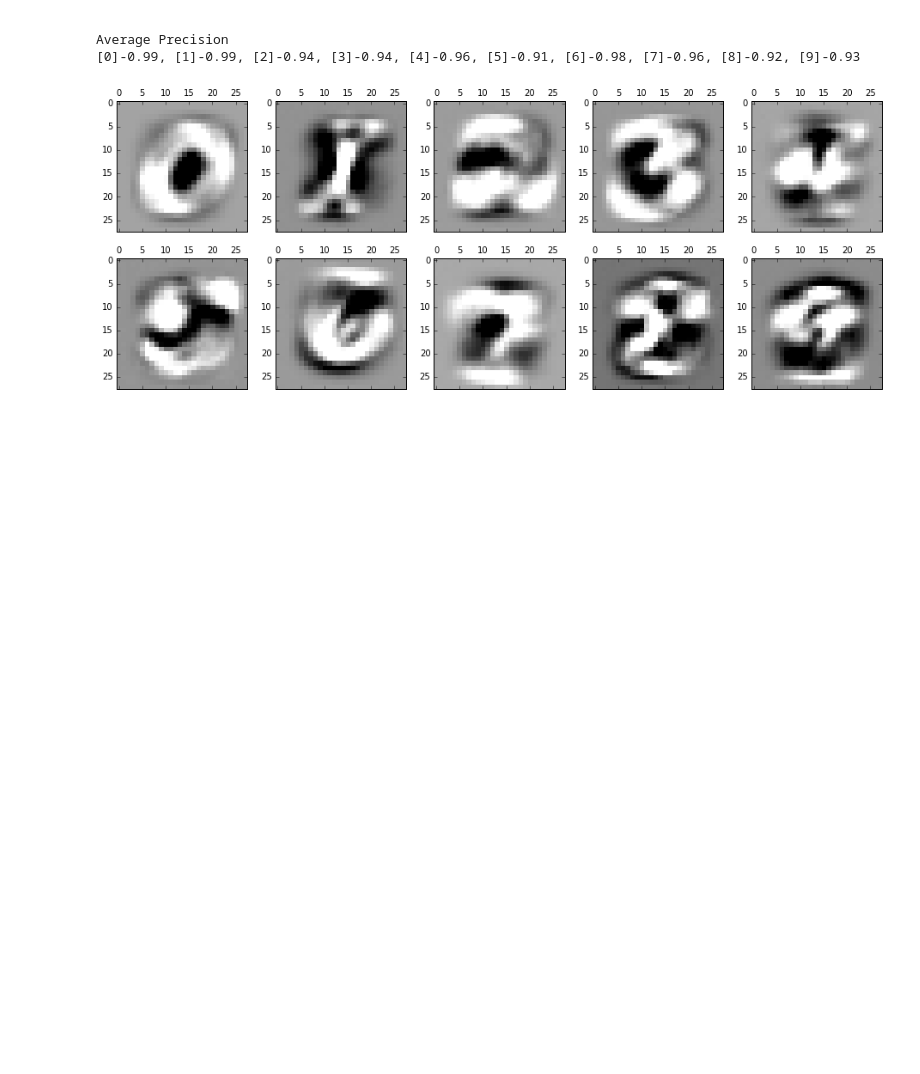
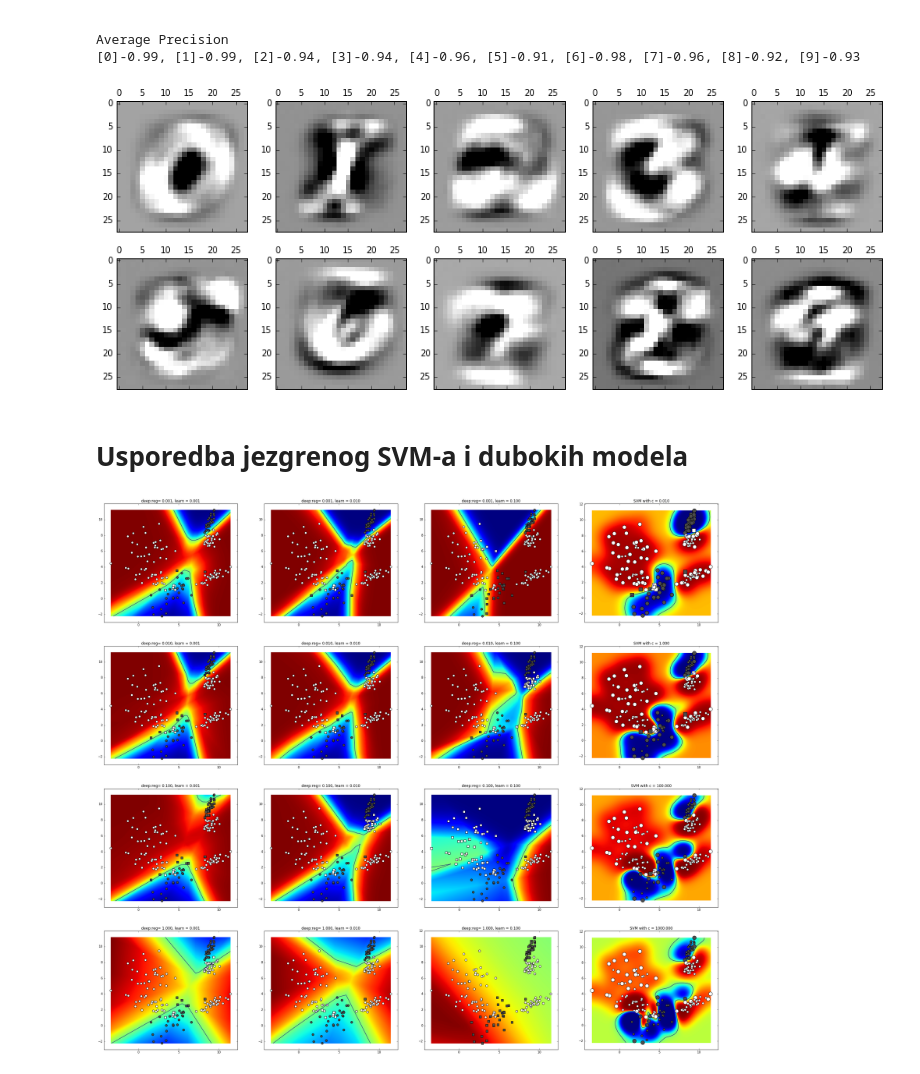
Before and after one commit to Mungosin/DeepLearning, a Jupyter notebook: Lab1/Lab1.ipynb, the cells around one changed output. Drawn from its saved outputs; the diff is of its cells as text; code cells hidden in the pictures; blank space fills up the shorter version.

```diff
--- a/Lab1/Lab1.ipynb
+++ b/Lab1/Lab1.ipynb
@@ -526,3 +433,65 @@ for i in range(10):
 plt.show()
 # %% [output]
 [figure]
+# %% [markdown]
+# Usporedba jezgrenog SVM-a i dubokih modela
+# %%
+from tf_deep import TFDeep
+from ksvm_wrap import KSVMWrap
+def predict_c1_class(X, model):
+    def classify(X):
+        if isinstance(model, KSVMWrap):
+            return model.scores(X)[1][:,1]
+        else:
+            return model.eval(X)[:,1]
+    return classify
+
+C=2
+np.random.seed(423245)
+layers = [2,10,10,2]
+input_data, expected_output = sample_gmm_2d(6,C,30)
+
+row = 4
+col = 4
+plt.figure(figsize=(row*9,col*8))
+bbox=(np.min(input_data, axis=0), np.max(input_data, axis=0))
+
+#axis limits of the graph
+xmin, ymin = bbox[0]
+xmax, ymax = bbox[1]
+plt.xlim([xmin,xmax])
+plt.ylim([ymin,ymax])
+subplot_index = 0
+svm_c = [1e-2,1,1e2,1e3]
+#mali C zeli smooth decision surface, dok veci c zeli vise exampleova svrstat tocno i daje slobodu modelu
+#gamma je utjecaj jednog training example veci gamma znaci da example sadrzi sebe i nikakva regularizacija ne uspjeva srediti
+for i,reg_factor in enumerate([0.001, 0.01, 0.1,1]):#,10]:
+    for learning_rate in [0.001,0.01,0.1]:#,1.0,10]:
+        subplot_index+=1
+        sub = plt.subplot(row,col,subplot_index)
+        model = TFDeep(layers,param_delta=learning_rate,param_lambda=reg_factor,activation=tf.nn.relu,std=0.1,
+                        batch_norm = True)
+        model.train(input_data,labels_to_one_hot(expected_output,C),10000,verbose = False,print_every=50,early_stop_after=50,
+                     minibatch=20)
+
+        decfun = predict_c1_class(input_data, model)
+
+        # evaluate the model on the train set
+        probs = model.eval(input_data)
+        my_predictions = probs[:,1] >0.5
+        my_predictions = my_predictions.flatten()
+        visualize_results(input_data,my_predictions,expected_output,decfun,special=[],statistics = False, plt=sub)
+        sub.set_title('deep:reg= %.3f, learn = %.3f' %(reg_factor, learning_rate))
+
+    model = KSVMWrap(input_data,expected_output,c=svm_c[i])
+    probs = model.scores(input_data)[1]
+    my_predictions = probs[:,1] >0.5
+    my_predictions = my_predictions.flatten()
+    subplot_index+=1
+    sub = plt.subplot(row,col,subplot_index)
+    decfun = predict_c1_class(input_data, model)
+    visualize_results(input_data,my_predictions,expected_output,decfun, special=model.support(),statistics = False,plt=sub)
+    sub.set_title('SVM with c = %.3f' %(svm_c[i]))
+plt.show()
+# %% [output]
+[figure, added]
```
Also changed, not shown: parts of 13 cells of this notebook, 5 other files.
